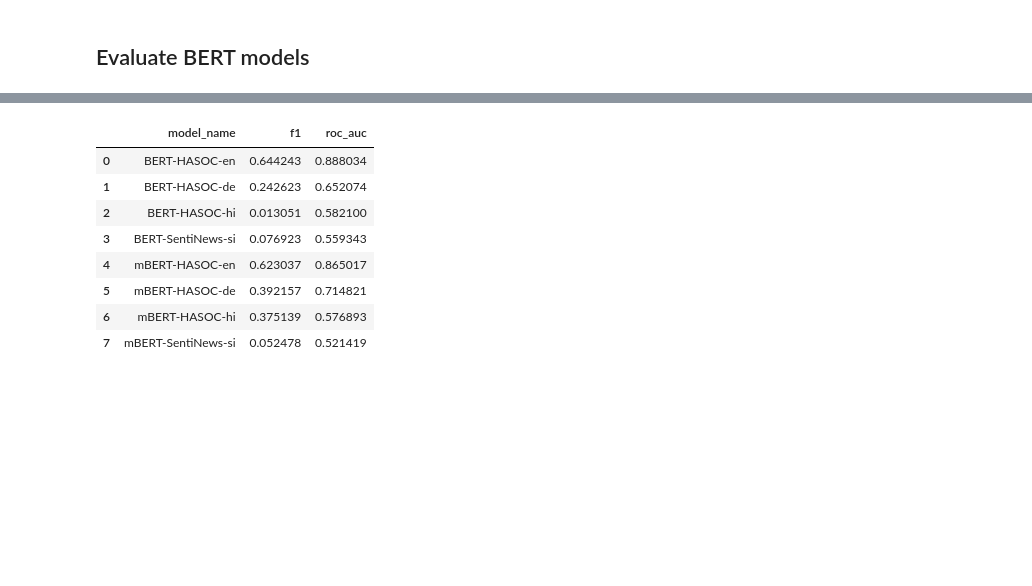
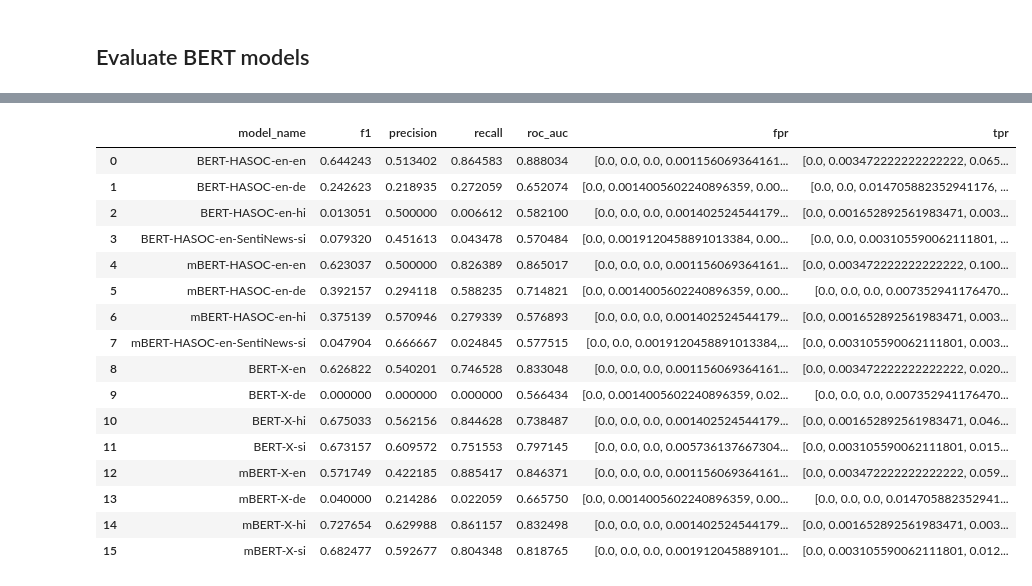
Before and after one commit to arruw/fri-2021-nlp-project, a Jupyter notebook: src/eval-bert.ipynb, the cells around one changed output, grey strips where cells are left out. Cells and saved outputs as stored; diff of their text form; code cells hidden in the pictures; blank space fills up the shorter version.

```diff
--- a/src/eval-bert.ipynb
+++ b/src/eval-bert.ipynb
@@ -158,32 +181,45 @@ if need_training:
 ## Evaluate BERT models
 # %%
 def eval_model(model, data_df):
+    y_true = data_df["labels"]
     y_hat, p_hat = model.predict(data_df["text"].tolist())
     p_hat = softmax(p_hat, axis=1)[:,0]
 
-    f1 = sklearn.metrics.f1_score(data_df["labels"], y_hat, pos_label="HOF")
-    fpr, tpr, t = sklearn.metrics.roc_curve(data_df["labels"], p_hat, pos_label="HOF")
+    f1 = sklearn.metrics.f1_score(y_true, y_hat, pos_label="HOF")
+    precision = sklearn.metrics.precision_score(y_true, y_hat, pos_label="HOF")
+    recall = sklearn.metrics.recall_score(y_true, y_hat, pos_label="HOF")
+    fpr, tpr, t = sklearn.metrics.roc_curve(y_true, p_hat, pos_label="HOF")
     roc_auc = sklearn.metrics.auc(fpr, tpr)
 
-    return f1, roc_auc, fpr, tpr
+    return f1, precision, recall, roc_auc, fpr, tpr
 # %%
 eval_models = [
-    ("BERT-HASOC-en", bert_en_model, test_en_df),
-    ("BERT-HASOC-de", bert_en_model, test_de_df),
-    ("BERT-HASOC-hi", bert_en_model, test_hi_df),
-    ("BERT-SentiNews-si", bert_en_model, test_si_df),
+    ("BERT-HASOC-en-en",            bert_en_model,      test_en_df),
+    ("BERT-HASOC-en-de",            bert_en_model,      test_de_df),
+    ("BERT-HASOC-en-hi",            bert_en_model,      test_hi_df),
+    ("BERT-HASOC-en-SentiNews-si",  bert_en_model,      test_si_df),
 
-    ("mBERT-HASOC-en", mbert_en_model, test_en_df),
-    ("mBERT-HASOC-de", mbert_en_model, test_de_df),
-    ("mBERT-HASOC-hi", mbert_en_model, test_hi_df),
-    ("mBERT-SentiNews-si", mbert_en_model, test_si_df),
+    ("mBERT-HASOC-en-en",           mbert_en_model,     test_en_df),
+    ("mBERT-HASOC-en-de",           mbert_en_model,     test_de_df),
+    ("mBERT-HASOC-en-hi",           mbert_en_model,     test_hi_df),
+    ("mBERT-HASOC-en-SentiNews-si", mbert_en_model,     test_si_df),
+
+    ("BERT-X-en",                   bert_ml_model,      test_en_df),
+    ("BERT-X-de",                   bert_ml_model,      test_de_df),
+    ("BERT-X-hi",                   bert_ml_model,      test_hi_df),
+    ("BERT-X-si",                   bert_ml_model,      test_si_df),
+
+    ("mBERT-X-en",                  mbert_ml_model,     test_en_df),
+    ("mBERT-X-de",                  mbert_ml_model,     test_de_df),
+    ("mBERT-X-hi",                  mbert_ml_model,     test_hi_df),
+    ("mBERT-X-si",                  mbert_ml_model,     test_si_df),
 ]
 
 results = []
 
 for model_name, model, data_df in eval_models:
-    f1, roc_auc, fpr, tpr = eval_model(model, data_df)
-    results += [(model_name, f1, roc_auc, fpr, tpr)]
+    f1, precision, recall, roc_auc, fpr, tpr = eval_model(model, data_df)
+    results += [(model_name, f1, precision, recall, roc_auc, fpr, tpr)]
 # %% [output]
 INFO:simpletransformers.classification.classification_utils: Converting to features started. Cache is not used.
 INFO:simpletransformers.classification.classification_utils: Converting to features started. Cache is not used.
@@ -208,17 +249,24 @@ plt.savefig("results/eval-bert-rocs.pdf")
 # %%
-results_df = pd.DataFrame(results, columns=["model_name", "f1", "roc_auc", "fpr", "tpr"])
-results_df = results_df.drop(columns=["fpr", "tpr"])
+results_df = pd.DataFrame(results, columns=["model_name", "f1", "precision", "recall", "roc_auc", "fpr", "tpr"])
 results_df.to_csv("results/eval-bert.csv", index=False)
 results_df.head(30)
 # %% [output]
-|  | model_name | f1 | roc_auc |
-| 0 | BERT-HASOC-en | 0.644243 | 0.888034 |
-| 1 | BERT-HASOC-de | 0.242623 | 0.652074 |
-| 2 | BERT-HASOC-hi | 0.013051 | 0.582100 |
-| 3 | BERT-SentiNews-si | 0.076923 | 0.559343 |
-| 4 | mBERT-HASOC-en | 0.623037 | 0.865017 |
-| 5 | mBERT-HASOC-de | 0.392157 | 0.714821 |
-| 6 | mBERT-HASOC-hi | 0.375139 | 0.576893 |
-| 7 | mBERT-SentiNews-si | 0.052478 | 0.521419 |
+|  | model_name | f1 | precision | recall | roc_auc | fpr | tpr |
+| 0 | BERT-HASOC-en-en | 0.644243 | 0.513402 | 0.864583 | 0.888034 | [0.0, 0.0, 0.0, 0.001156069364161... | [0.0, 0.003472222222222222, 0.065... |
+| 1 | BERT-HASOC-en-de | 0.242623 | 0.218935 | 0.272059 | 0.652074 | [0.0, 0.0014005602240896359, 0.00... | [0.0, 0.0, 0.014705882352941176, ... |
+| 2 | BERT-HASOC-en-hi | 0.013051 | 0.500000 | 0.006612 | 0.582100 | [0.0, 0.0, 0.0, 0.001402524544179... | [0.0, 0.001652892561983471, 0.003... |
+| 3 | BERT-HASOC-en-SentiNews-si | 0.079320 | 0.451613 | 0.043478 | 0.570484 | [0.0, 0.0019120458891013384, 0.00... | [0.0, 0.0, 0.003105590062111801, ... |
+| 4 | mBERT-HASOC-en-en | 0.623037 | 0.500000 | 0.826389 | 0.865017 | [0.0, 0.0, 0.0, 0.001156069364161... | [0.0, 0.003472222222222222, 0.100... |
+| 5 | mBERT-HASOC-en-de | 0.392157 | 0.294118 | 0.588235 | 0.714821 | [0.0, 0.0014005602240896359, 0.00... | [0.0, 0.0, 0.0, 0.007352941176470... |
+| 6 | mBERT-HASOC-en-hi | 0.375139 | 0.570946 | 0.279339 | 0.576893 | [0.0, 0.0, 0.0, 0.001402524544179... | [0.0, 0.001652892561983471, 0.003... |
+| 7 | mBERT-HASOC-en-SentiNews-si | 0.047904 | 0.666667 | 0.024845 | 0.577515 | [0.0, 0.0, 0.0019120458891013384,... | [0.0, 0.003105590062111801, 0.003... |
+| 8 | BERT-X-en | 0.626822 | 0.540201 | 0.746528 | 0.833048 | [0.0, 0.0, 0.0, 0.001156069364161... | [0.0, 0.003472222222222222, 0.020... |
+| 9 | BERT-X-de | 0.000000 | 0.000000 | 0.000000 | 0.566434 | [0.0, 0.0014005602240896359, 0.02... | [0.0, 0.0, 0.0, 0.007352941176470... |
+| 10 | BERT-X-hi | 0.675033 | 0.562156 | 0.844628 | 0.738487 | [0.0, 0.0, 0.0, 0.001402524544179... | [0.0, 0.001652892561983471, 0.046... |
+| 11 | BERT-X-si | 0.673157 | 0.609572 | 0.751553 | 0.797145 | [0.0, 0.0, 0.0, 0.005736137667304... | [0.0, 0.003105590062111801, 0.015... |
+| 12 | mBERT-X-en | 0.571749 | 0.422185 | 0.885417 | 0.846371 | [0.0, 0.0, 0.0, 0.001156069364161... | [0.0, 0.003472222222222222, 0.059... |
+| 13 | mBERT-X-de | 0.040000 | 0.214286 | 0.022059 | 0.665750 | [0.0, 0.0014005602240896359, 0.00... | [0.0, 0.0, 0.0, 0.014705882352941... |
+| 14 | mBERT-X-hi | 0.727654 | 0.629988 | 0.861157 | 0.832498 | [0.0, 0.0, 0.0, 0.001402524544179... | [0.0, 0.001652892561983471, 0.003... |
+| 15 | mBERT-X-si | 0.682477 | 0.592677 | 0.804348 | 0.818765 | [0.0, 0.0, 0.0, 0.001912045889101... | [0.0, 0.003105590062111801, 0.012... |
 # %%
 %reset
```
Also changed, not shown: parts of 8 cells of this notebook, 5 other files.
